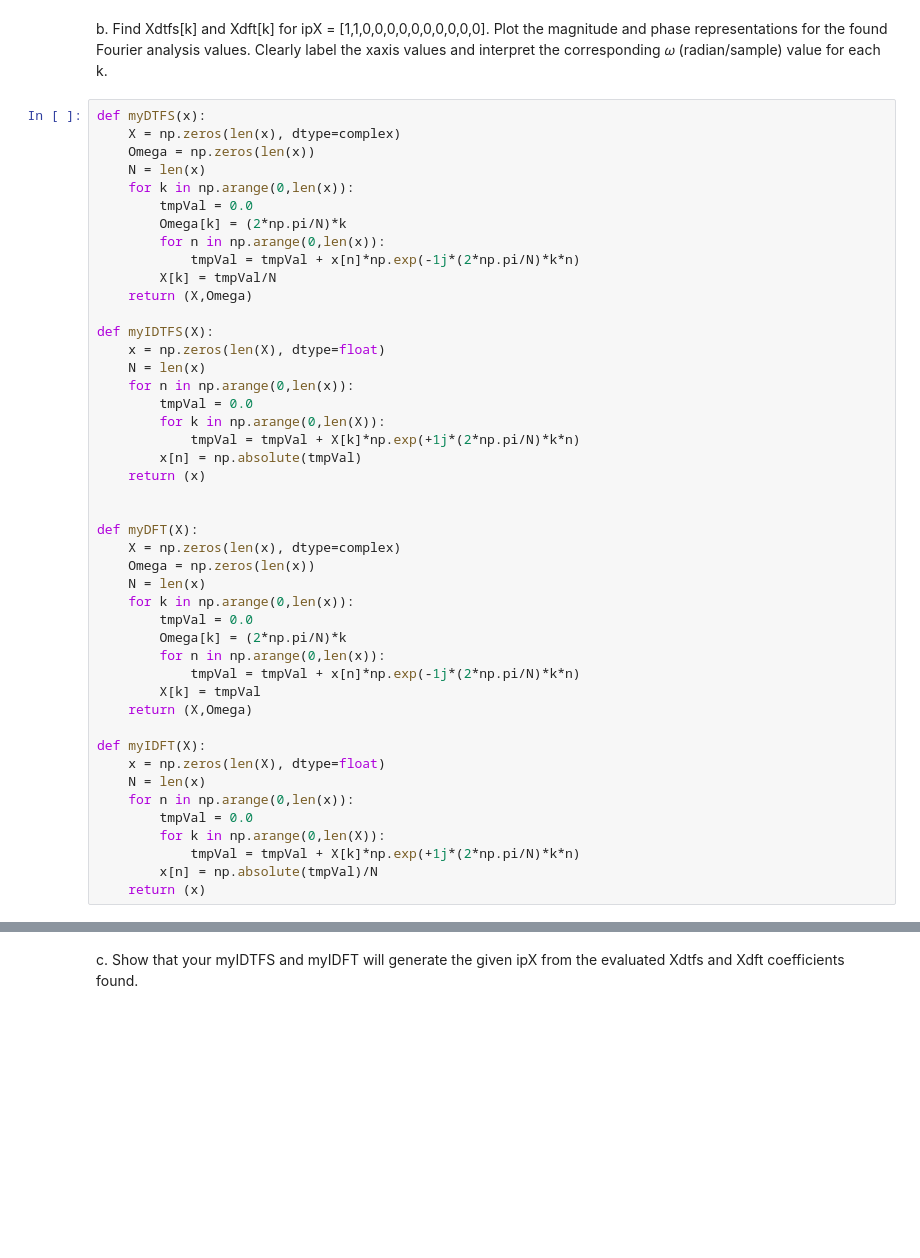
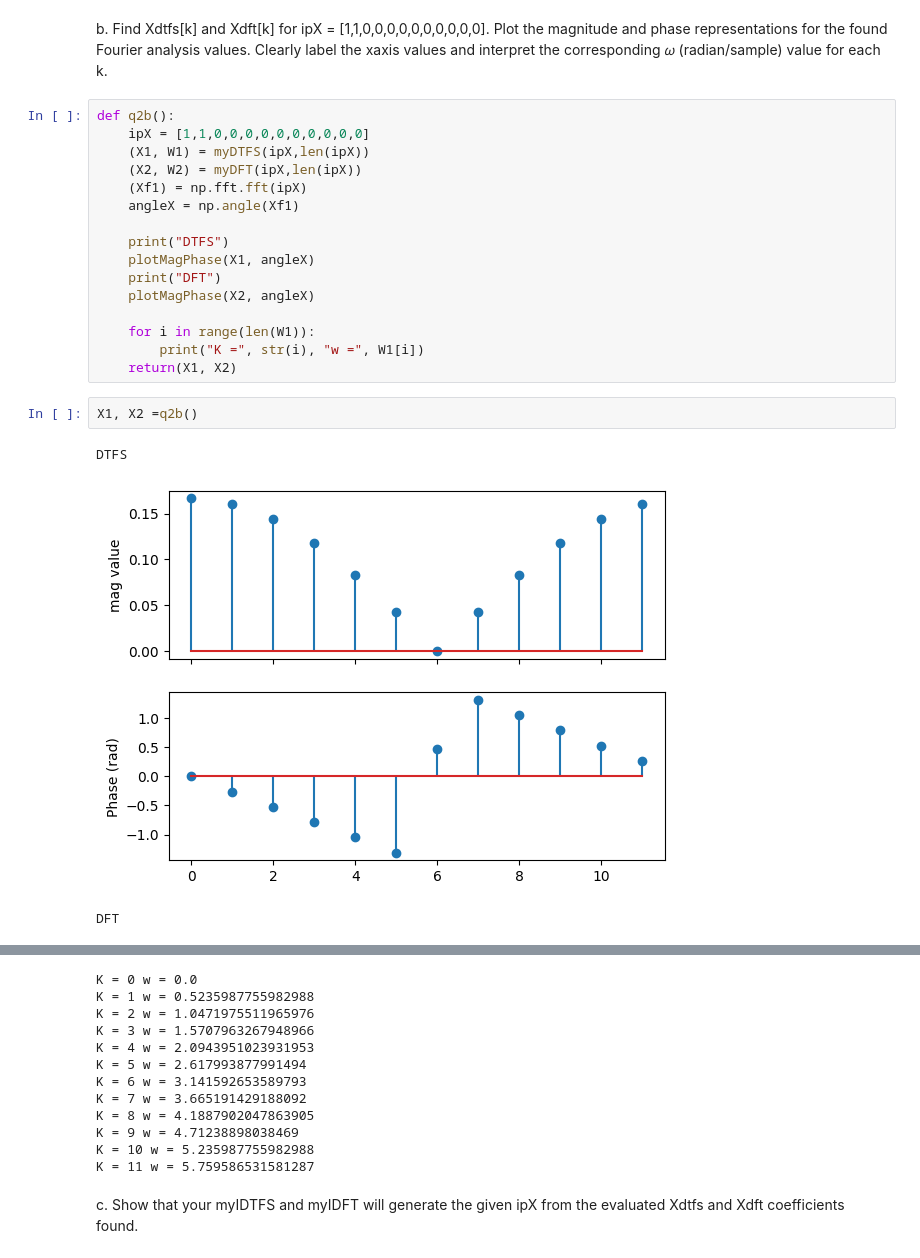
Before and after one commit to Chockaaa/CE3007-Digital-Signal-Processing-Lab, a Jupyter notebook: LAB3_Manual/Lab3_Example/Lab3_Answers.ipynb, the cells around one changed output, grey strips where cells are left out. Saved outputs shown, nothing was run; the diff lists cells and outputs as text; blank space fills up the shorter version.

```diff
--- a/LAB3_Manual/Lab3_Example/Lab3_Answers.ipynb
+++ b/LAB3_Manual/Lab3_Example/Lab3_Answers.ipynb
@@ -39,47 +94,24 @@ a. How is myDTFS different to myDFT?
 # %% [markdown]
 b. Find Xdtfs[k] and Xdft[k] for ipX = [1,1,0,0,0,0,0,0,0,0,0,0]. Plot the magnitude and phase representations for the found Fourier analysis values. Clearly label the xaxis values and interpret the corresponding 𝜔 (radian/sample) value for each k.
-# %%
-def myDTFS(x):
-    X = np.zeros(len(x), dtype=complex)
-    Omega = np.zeros(len(x))
-    N = len(x)
-    for k in np.arange(0,len(x)):
-        tmpVal = 0.0
-        Omega[k] = (2*np.pi/N)*k
-        for n in np.arange(0,len(x)):
-            tmpVal = tmpVal + x[n]*np.exp(-1j*(2*np.pi/N)*k*n)
-        X[k] = tmpVal/N
-    return (X,Omega)
-
-def myIDTFS(X):
-    x = np.zeros(len(X), dtype=float)
-    N = len(x)
-    for n in np.arange(0,len(x)):
-        tmpVal = 0.0
-        for k in np.arange(0,len(X)):
-            tmpVal = tmpVal + X[k]*np.exp(+1j*(2*np.pi/N)*k*n)
-        x[n] = np.absolute(tmpVal)
-    return (x)
-
-
-def myDFT(X):
-    X = np.zeros(len(x), dtype=complex)
-    Omega = np.zeros(len(x))
-    N = len(x)
-    for k in np.arange(0,len(x)):
-        tmpVal = 0.0
-        Omega[k] = (2*np.pi/N)*k
-        for n in np.arange(0,len(x)):
-            tmpVal = tmpVal + x[n]*np.exp(-1j*(2*np.pi/N)*k*n)
-        X[k] = tmpVal
-    return (X,Omega)
-
-def myIDFT(X):
-    x = np.zeros(len(X), dtype=float)
-    N = len(x)
-    for n in np.arange(0,len(x)):
-        tmpVal = 0.0
-        for k in np.arange(0,len(X)):
-            tmpVal = tmpVal + X[k]*np.exp(+1j*(2*np.pi/N)*k*n)
-        x[n] = np.absolute(tmpVal)/N
-    return (x)
+# %%
+def q2b():
+    ipX = [1,1,0,0,0,0,0,0,0,0,0,0]
+    (X1, W1) = myDTFS(ipX,len(ipX))
+    (X2, W2) = myDFT(ipX,len(ipX))
+    (Xf1) = np.fft.fft(ipX)
+    angleX = np.angle(Xf1)
+
+    print("DTFS")
+    plotMagPhase(X1, angleX)
+    print("DFT")
+    plotMagPhase(X2, angleX)
+
+    for i in range(len(W1)):
+        print("K =", str(i), "w =", W1[i])
+    return(X1, X2)
+# %%
+X1, X2 =q2b()
+# %% [output]
+DTFS
+[figure, added]
+DFT
@@ -86,2 +119,14 @@ def myIDFT(X):
+K = 0 w = 0.0
+K = 1 w = 0.5235987755982988
+K = 2 w = 1.0471975511965976
+K = 3 w = 1.5707963267948966
+K = 4 w = 2.0943951023931953
+K = 5 w = 2.617993877991494
+K = 6 w = 3.141592653589793
+K = 7 w = 3.665191429188092
+K = 8 w = 4.1887902047863905
+K = 9 w = 4.71238898038469
+K = 10 w = 5.235987755982988
+K = 11 w = 5.759586531581287
 # %% [markdown]
 c. Show that your myIDTFS and myIDFT will generate the given ipX from the evaluated Xdtfs and Xdft coefficients found.
```
Also changed, not shown: parts of 19 cells of this notebook, 1 other file.
